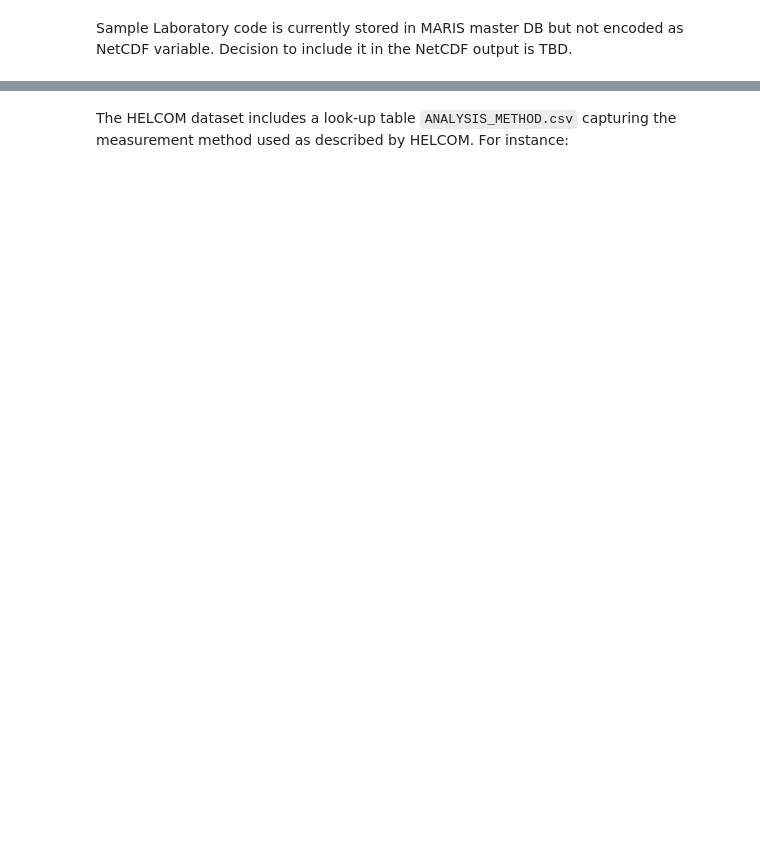
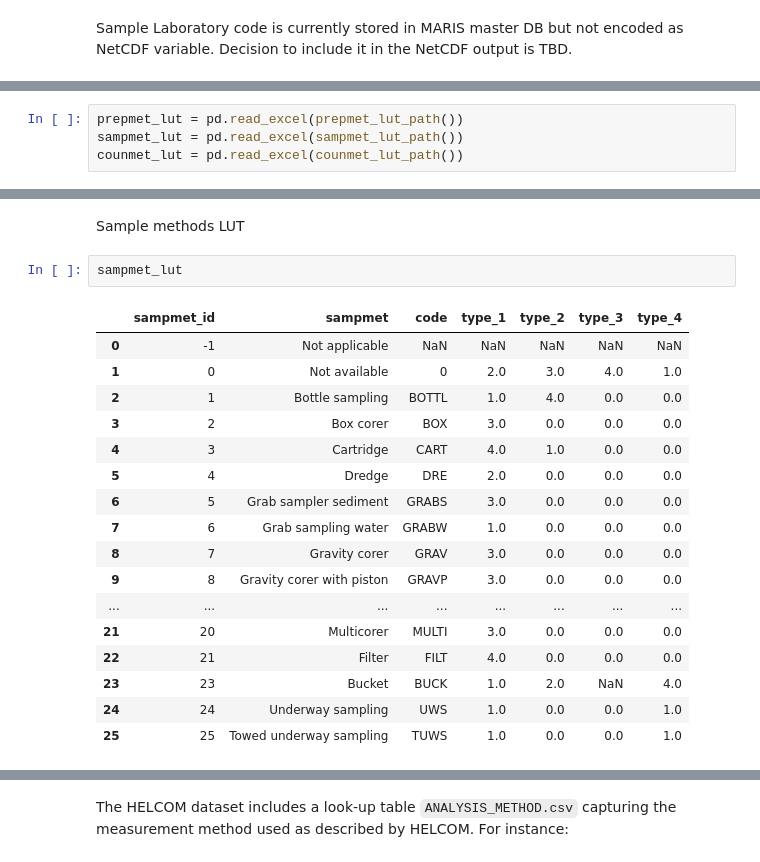
Before and after one commit to franckalbinet/marisco, a Jupyter notebook: nbs/handlers/helcom.ipynb, the cells around one changed output, grey strips where cells are left out. Cells and saved outputs as stored; diff of their text form; blank space fills up the shorter version.

```diff
--- a/nbs/handlers/helcom.ipynb
+++ b/nbs/handlers/helcom.ipynb
@@ -1413,0 +1520,4 @@ Number of rows in tfm.dfs + Number of dropped rows     21216     39817  15827
+# %%
+prepmet_lut = pd.read_excel(prepmet_lut_path())
+sampmet_lut = pd.read_excel(sampmet_lut_path())
+counmet_lut = pd.read_excel(counmet_lut_path())
@@ -1413,0 +1545,22 @@ Number of rows in tfm.dfs + Number of dropped rows     21216     39817  15827
+# %% [markdown]
+Sample methods LUT
+# %%
+sampmet_lut
+# %% [output]
+|  | sampmet_id | sampmet | code | type_1 | type_2 | type_3 | type_4 |
+| 0 | -1 | Not applicable | NaN | NaN | NaN | NaN | NaN |
+| 1 | 0 | Not available | 0 | 2.0 | 3.0 | 4.0 | 1.0 |
+| 2 | 1 | Bottle sampling | BOTTL | 1.0 | 4.0 | 0.0 | 0.0 |
+| 3 | 2 | Box corer | BOX | 3.0 | 0.0 | 0.0 | 0.0 |
+| 4 | 3 | Cartridge | CART | 4.0 | 1.0 | 0.0 | 0.0 |
+| 5 | 4 | Dredge | DRE | 2.0 | 0.0 | 0.0 | 0.0 |
+| 6 | 5 | Grab sampler sediment | GRABS | 3.0 | 0.0 | 0.0 | 0.0 |
+| 7 | 6 | Grab sampling water | GRABW | 1.0 | 0.0 | 0.0 | 0.0 |
+| 8 | 7 | Gravity corer | GRAV | 3.0 | 0.0 | 0.0 | 0.0 |
+| 9 | 8 | Gravity corer with piston | GRAVP | 3.0 | 0.0 | 0.0 | 0.0 |
+| ... | ... | ... | ... | ... | ... | ... | ... |
+| 21 | 20 | Multicorer | MULTI | 3.0 | 0.0 | 0.0 | 0.0 |
+| 22 | 21 | Filter | FILT | 4.0 | 0.0 | 0.0 | 0.0 |
+| 23 | 23 | Bucket | BUCK | 1.0 | 2.0 | NaN | 4.0 |
+| 24 | 24 | Underway sampling | UWS | 1.0 | 0.0 | 0.0 | 1.0 |
+| 25 | 25 | Towed underway sampling | TUWS | 1.0 | 0.0 | 0.0 | 1.0 |
```
Also changed, not shown: parts of 87 cells of this notebook, 4 other files.
